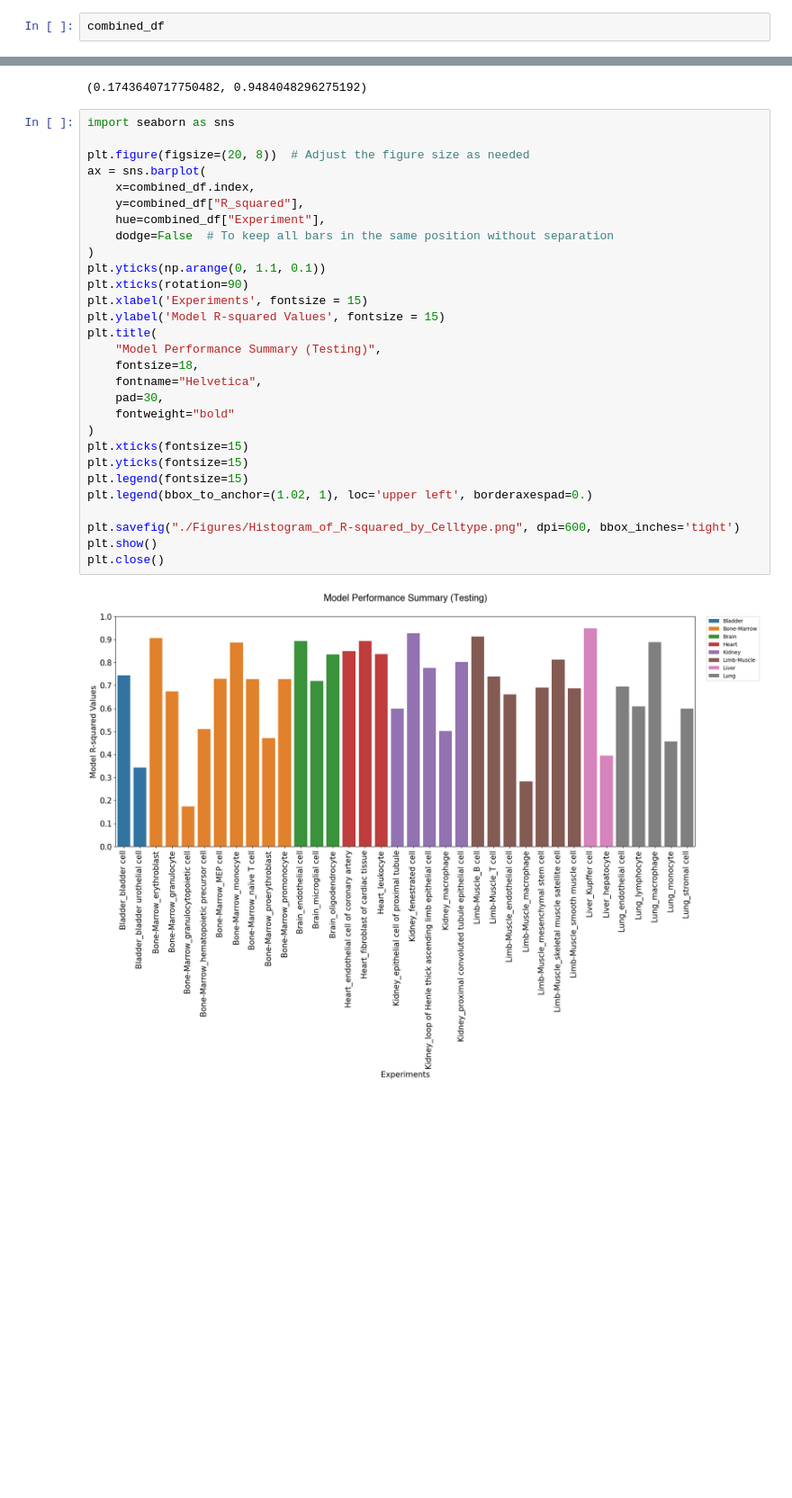
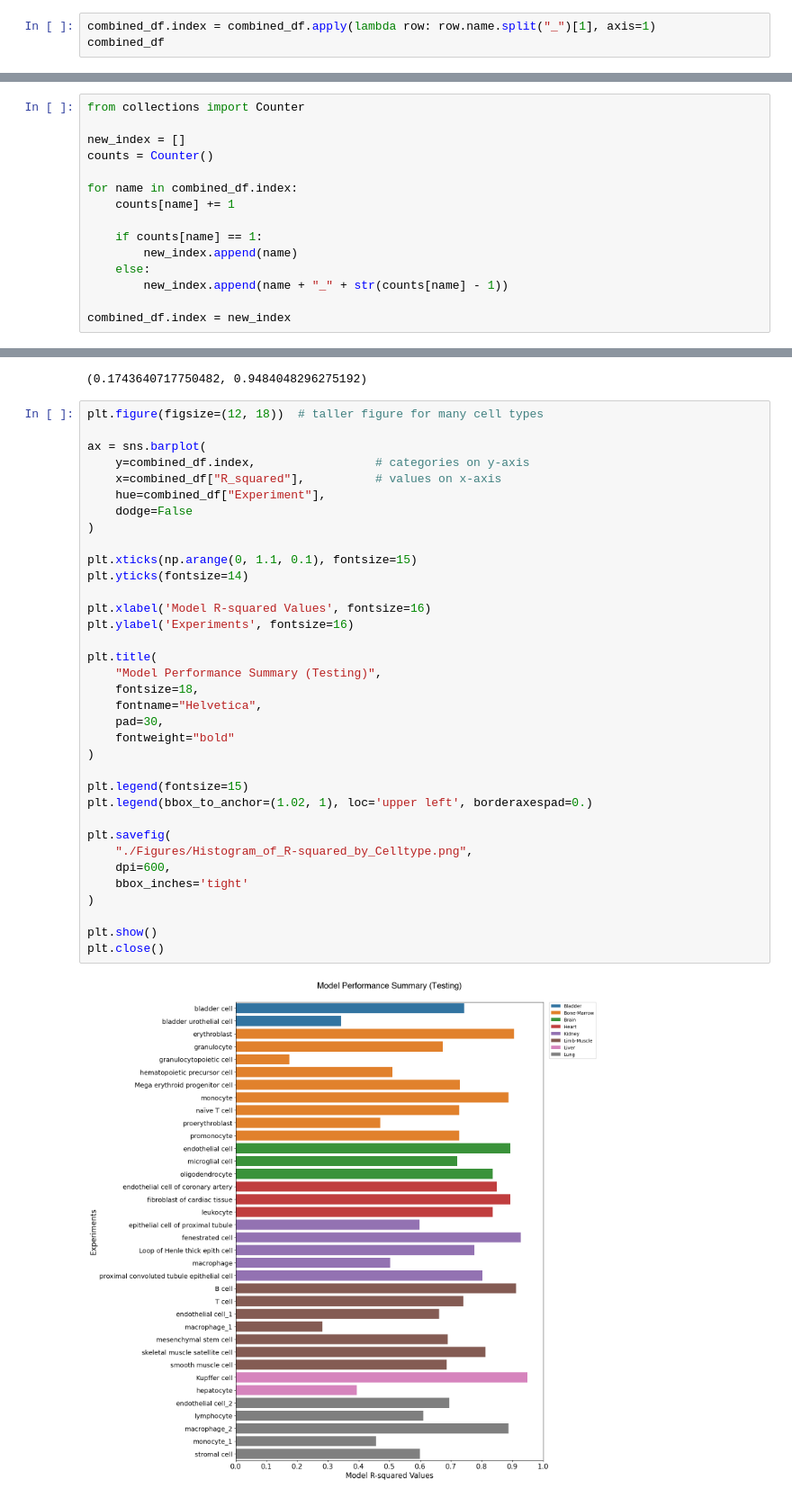
Before and after one commit to DaisyCuttie/scMLEAge, a Jupyter notebook: analysis/R_Squards_Summary.ipynb, the cells around one changed output, grey strips where cells are left out. Shown at 90% size. Saved outputs shown, nothing was run; the diff lists cells and outputs as text; blank space fills up the shorter version.

```diff
--- a/analysis/R_Squards_Summary.ipynb
+++ b/analysis/R_Squards_Summary.ipynb
@@ -71,5 +70,6 @@ combined_df = combined_df.rename(
 )
 # %%
+combined_df.index = combined_df.apply(lambda row: row.name.split("_")[1], axis=1)
 combined_df
 # %% [output]
 |  | R_squared | Experiment |
@@ -92,35 +92,56 @@ combined_df
+# %%
+from collections import Counter
+
+new_index = []
+counts = Counter()
+
+for name in combined_df.index:
+    counts[name] += 1
+
+    if counts[name] == 1:
+        new_index.append(name)
+    else:
+        new_index.append(name + "_" + str(counts[name] - 1))
+
+combined_df.index = new_index
 # %%
 min(combined_df["R_squared"]), max(combined_df["R_squared"])
 # %% [output]
 (0.1743640717750482, 0.9484048296275192)
 # %%
-import seaborn as sns
+plt.figure(figsize=(12, 18))  # taller figure for many cell types
 
-plt.figure(figsize=(20, 8))  # Adjust the figure size as needed
 ax = sns.barplot(
-    x=combined_df.index,
-    y=combined_df["R_squared"],
+    y=combined_df.index,                 # categories on y-axis
+    x=combined_df["R_squared"],          # values on x-axis
     hue=combined_df["Experiment"],
-    dodge=False  # To keep all bars in the same position without separation
+    dodge=False
 )
-plt.yticks(np.arange(0, 1.1, 0.1))
-plt.xticks(rotation=90)
-plt.xlabel('Experiments', fontsize = 15)
-plt.ylabel('Model R-squared Values', fontsize = 15)
+
+plt.xticks(np.arange(0, 1.1, 0.1), fontsize=15)
+plt.yticks(fontsize=14)
+
+plt.xlabel('Model R-squared Values', fontsize=16)
+plt.ylabel('Experiments', fontsize=16)
+
 plt.title(
     "Model Performance Summary (Testing)",
     fontsize=18,
     fontname="Helvetica",
     pad=30,
     fontweight="bold"
 )
-plt.xticks(fontsize=15)
-plt.yticks(fontsize=15)
+
 plt.legend(fontsize=15)
 plt.legend(bbox_to_anchor=(1.02, 1), loc='upper left', borderaxespad=0.)
 
-plt.savefig("./Figures/Histogram_of_R-squared_by_Celltype.png", dpi=600, bbox_inches='tight')
+plt.savefig(
+    "./Figures/Histogram_of_R-squared_by_Celltype.png",
+    dpi=600,
+    bbox_inches='tight'
+)
+
 plt.show()
 plt.close()
 # %% [output]
-[figure, old version]
+[figure, new version]
```
Also changed, not shown: parts of 2 cells of this notebook, 48 other files.
